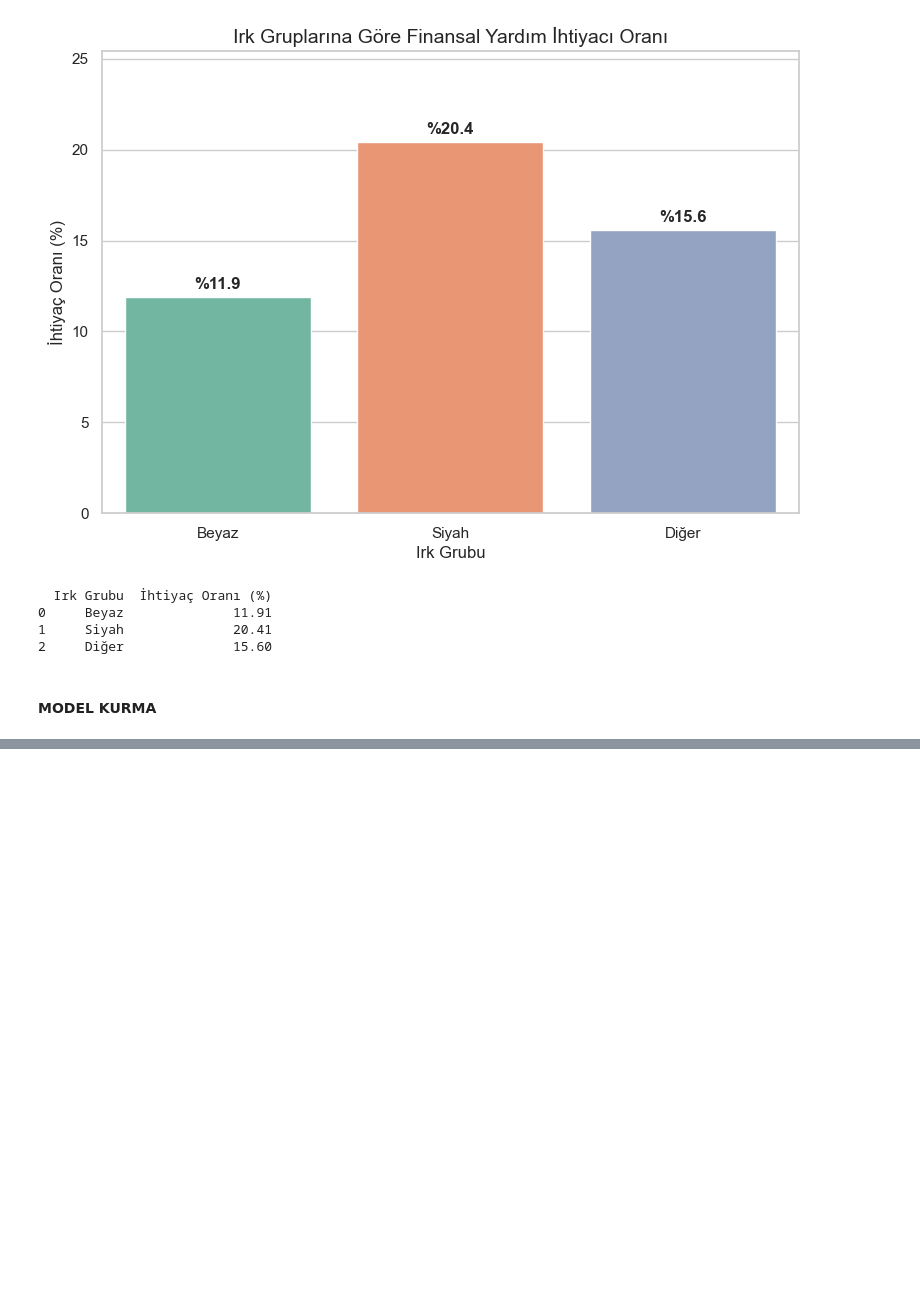
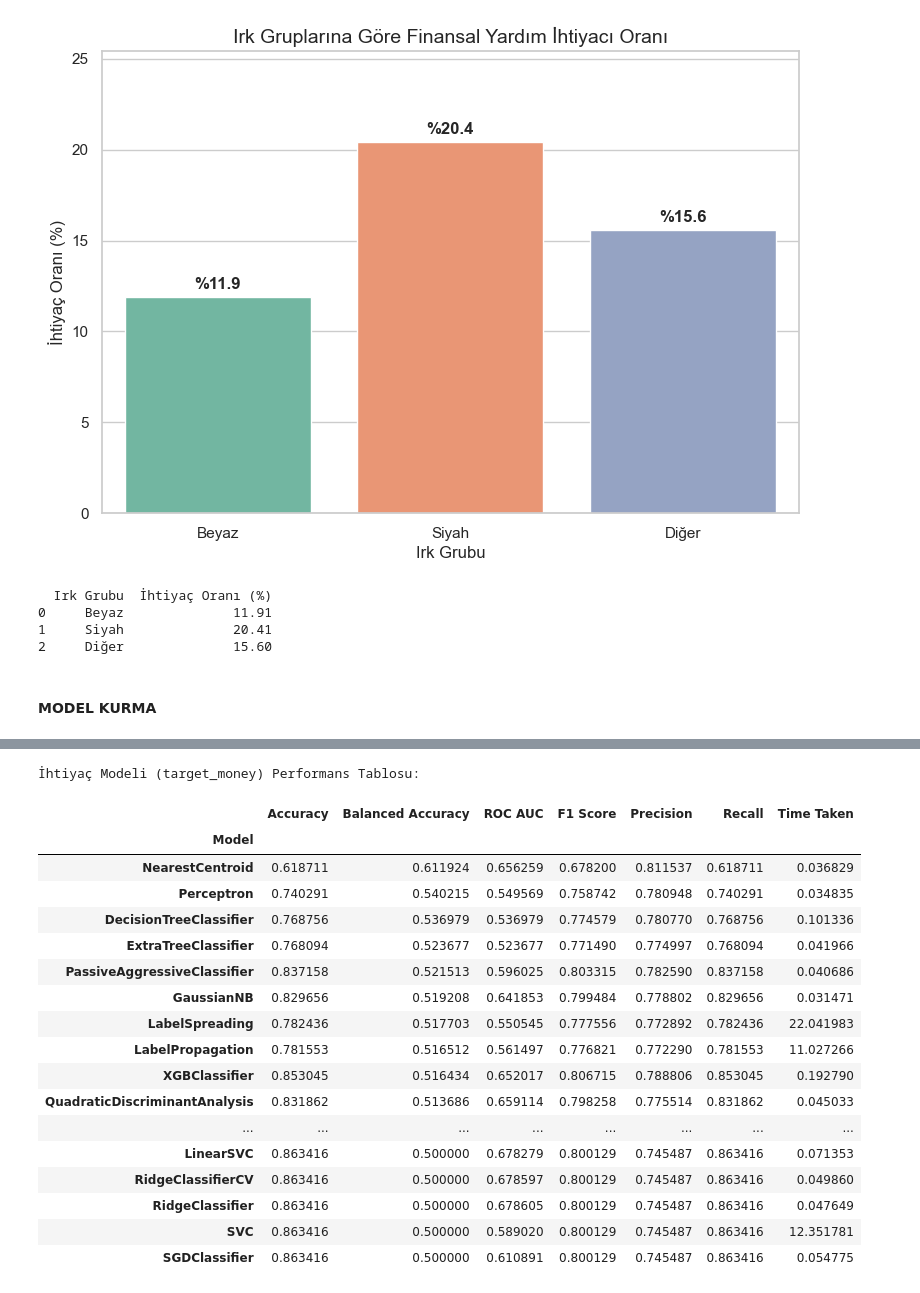
Before and after one commit to betultgumus/ybst-veri-bilimi, a Jupyter notebook: gss/notebooks/ihtiyac_modeli.ipynb, the cells around one changed output, grey strips where cells are left out. Cells and saved outputs as stored; diff of their text form; code cells hidden in the pictures; blank space fills up the shorter version.

```diff
--- a/gss/notebooks/ihtiyac_modeli.ipynb
+++ b/gss/notebooks/ihtiyac_modeli.ipynb
@@ -272,0 +181,38 @@ print(df_ranking)
+# %%
+# 1. Veri Hazırlığı
+df = pd.read_csv('../data/processed/temiz_veri.csv')
+y = (df['natfare'] == 1).astype(int)
+X = df.drop(columns=['natfare', 'health', 'happy'])
+
+# 2. Train-Test Ayrımı
+X_train, X_test, y_train, y_test = train_test_split(
+    X, y, test_size=0.20, random_state=42, stratify=y
+)
+
+# 3. Modelleri Çalıştır
+clf = LazyClassifier(verbose=0, ignore_warnings=True, custom_metric=None)
+models, predictions = clf.fit(X_train, X_test, y_train, y_test)
+
+# 4. Sonuçları Göster
+print("İhtiyaç Modeli (target_money) Performans Tablosu:")
+display(models)
+# %% [output]
+İhtiyaç Modeli (target_money) Performans Tablosu:
+|  | Accuracy | Balanced Accuracy | ROC AUC | F1 Score | Precision | Recall | Time Taken |
+| Model |  |  |  |  |  |  |  |
+| NearestCentroid | 0.618711 | 0.611924 | 0.656259 | 0.678200 | 0.811537 | 0.618711 | 0.036829 |
+| Perceptron | 0.740291 | 0.540215 | 0.549569 | 0.758742 | 0.780948 | 0.740291 | 0.034835 |
+| DecisionTreeClassifier | 0.768756 | 0.536979 | 0.536979 | 0.774579 | 0.780770 | 0.768756 | 0.101336 |
+| ExtraTreeClassifier | 0.768094 | 0.523677 | 0.523677 | 0.771490 | 0.774997 | 0.768094 | 0.041966 |
+| PassiveAggressiveClassifier | 0.837158 | 0.521513 | 0.596025 | 0.803315 | 0.782590 | 0.837158 | 0.040686 |
+| GaussianNB | 0.829656 | 0.519208 | 0.641853 | 0.799484 | 0.778802 | 0.829656 | 0.031471 |
+| LabelSpreading | 0.782436 | 0.517703 | 0.550545 | 0.777556 | 0.772892 | 0.782436 | 22.041983 |
+| LabelPropagation | 0.781553 | 0.516512 | 0.561497 | 0.776821 | 0.772290 | 0.781553 | 11.027266 |
+| XGBClassifier | 0.853045 | 0.516434 | 0.652017 | 0.806715 | 0.788806 | 0.853045 | 0.192790 |
+| QuadraticDiscriminantAnalysis | 0.831862 | 0.513686 | 0.659114 | 0.798258 | 0.775514 | 0.831862 | 0.045033 |
+| ... | ... | ... | ... | ... | ... | ... | ... |
+| LinearSVC | 0.863416 | 0.500000 | 0.678279 | 0.800129 | 0.745487 | 0.863416 | 0.071353 |
+| RidgeClassifierCV | 0.863416 | 0.500000 | 0.678597 | 0.800129 | 0.745487 | 0.863416 | 0.049860 |
+| RidgeClassifier | 0.863416 | 0.500000 | 0.678605 | 0.800129 | 0.745487 | 0.863416 | 0.047649 |
+| SVC | 0.863416 | 0.500000 | 0.589020 | 0.800129 | 0.745487 | 0.863416 | 12.351781 |
+| SGDClassifier | 0.863416 | 0.500000 | 0.610891 | 0.800129 | 0.745487 | 0.863416 | 0.054775 |
```
Also changed, not shown: parts of 11 cells of this notebook, 2 other files.
